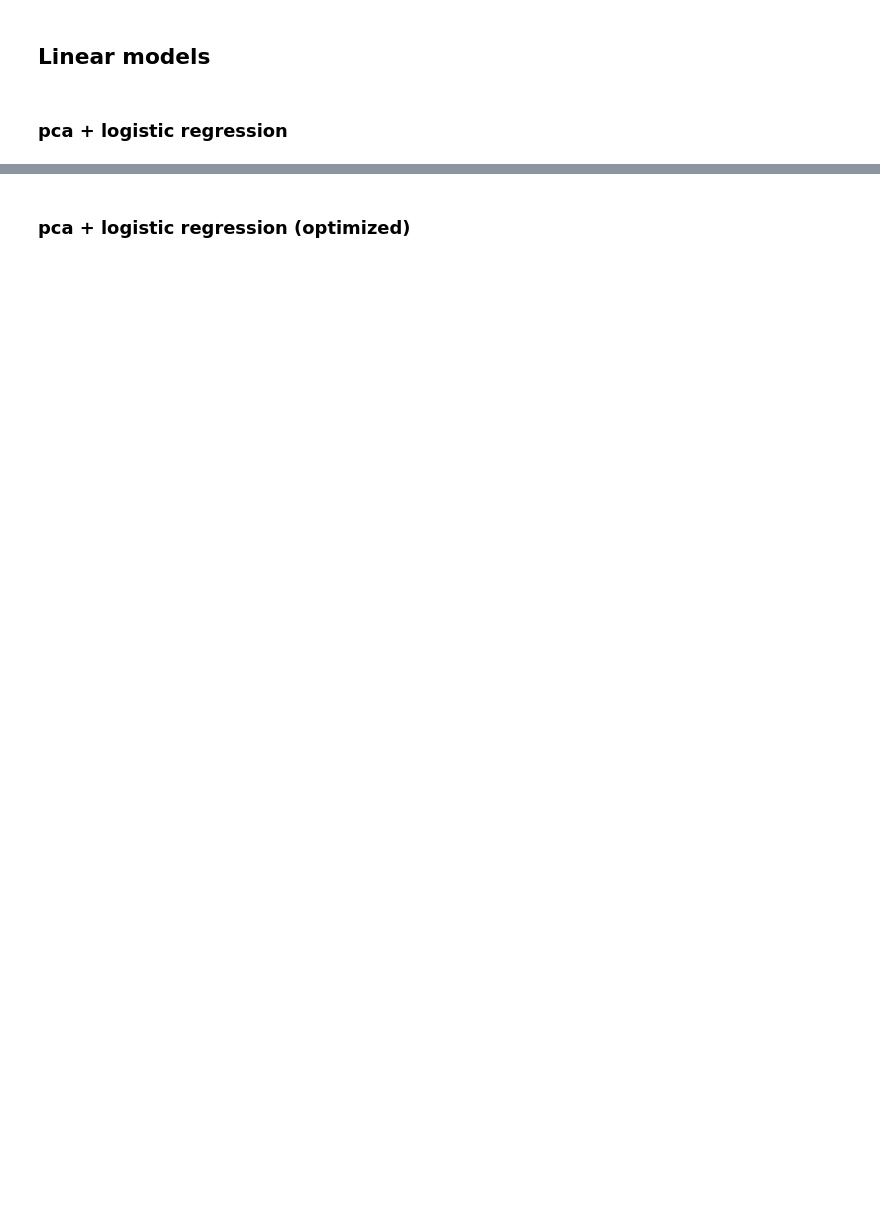
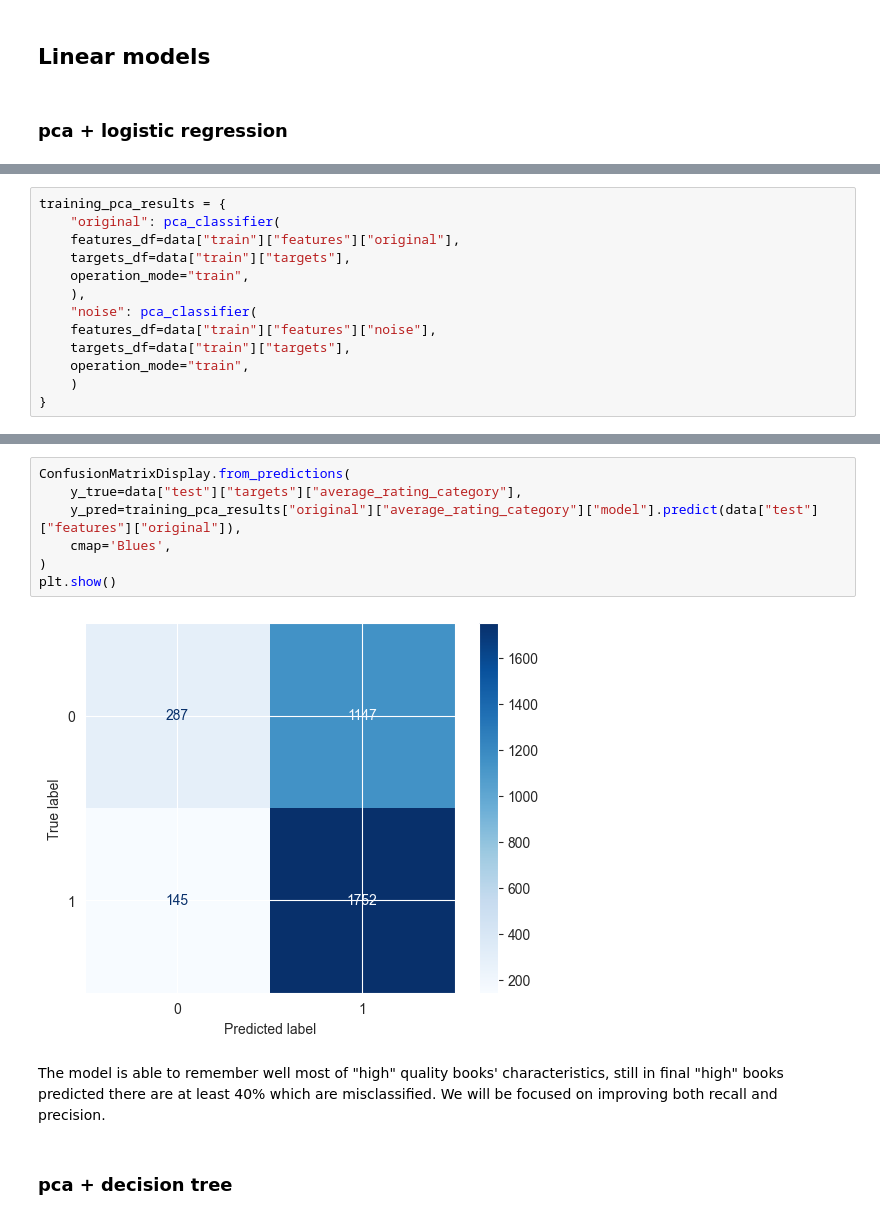
Before and after one commit to pfacouetey/book_rating_predictor, a Jupyter notebook: notebooks/main.ipynb, the cells around one changed output, grey strips where cells are left out. Drawn from its saved outputs; the diff is of its cells as text; blank space fills up the shorter version.

```diff
--- a/notebooks/main.ipynb
+++ b/notebooks/main.ipynb
@@ -431,2 +424,15 @@ training_pca_results = {
+# %%
+training_pca_results = {
+    "original": pca_classifier(
+    features_df=data["train"]["features"]["original"],
+    targets_df=data["train"]["targets"],
+    operation_mode="train",
+    ),
+    "noise": pca_classifier(
+    features_df=data["train"]["features"]["noise"],
+    targets_df=data["train"]["targets"],
+    operation_mode="train",
+    )
+}
 # %%
 test_pca_results = {
@@ -475,5 +486,16 @@ pca_perfs_df
+# %%
+ConfusionMatrixDisplay.from_predictions(
+    y_true=data["test"]["targets"]["average_rating_category"],
+    y_pred=training_pca_results["original"]["average_rating_category"]["model"].predict(data["test"]["features"]["original"]),
+    cmap='Blues',
+)
+plt.show()
+# %% [output]
+[figure, added]
+# %% [markdown]
+The model is able to remember well most of "high" quality books'  characteristics, still in final "high" books predicted there are at least 40% which are misclassified. We will be focused on improving both recall and precision.
 # %% [markdown]
-### pca + logistic regression (optimized)
+### pca + decision tree
 # %%
 gc.collect()
 # %% [output]
```
Also changed, not shown: parts of 23 cells of this notebook, 11 other files.
